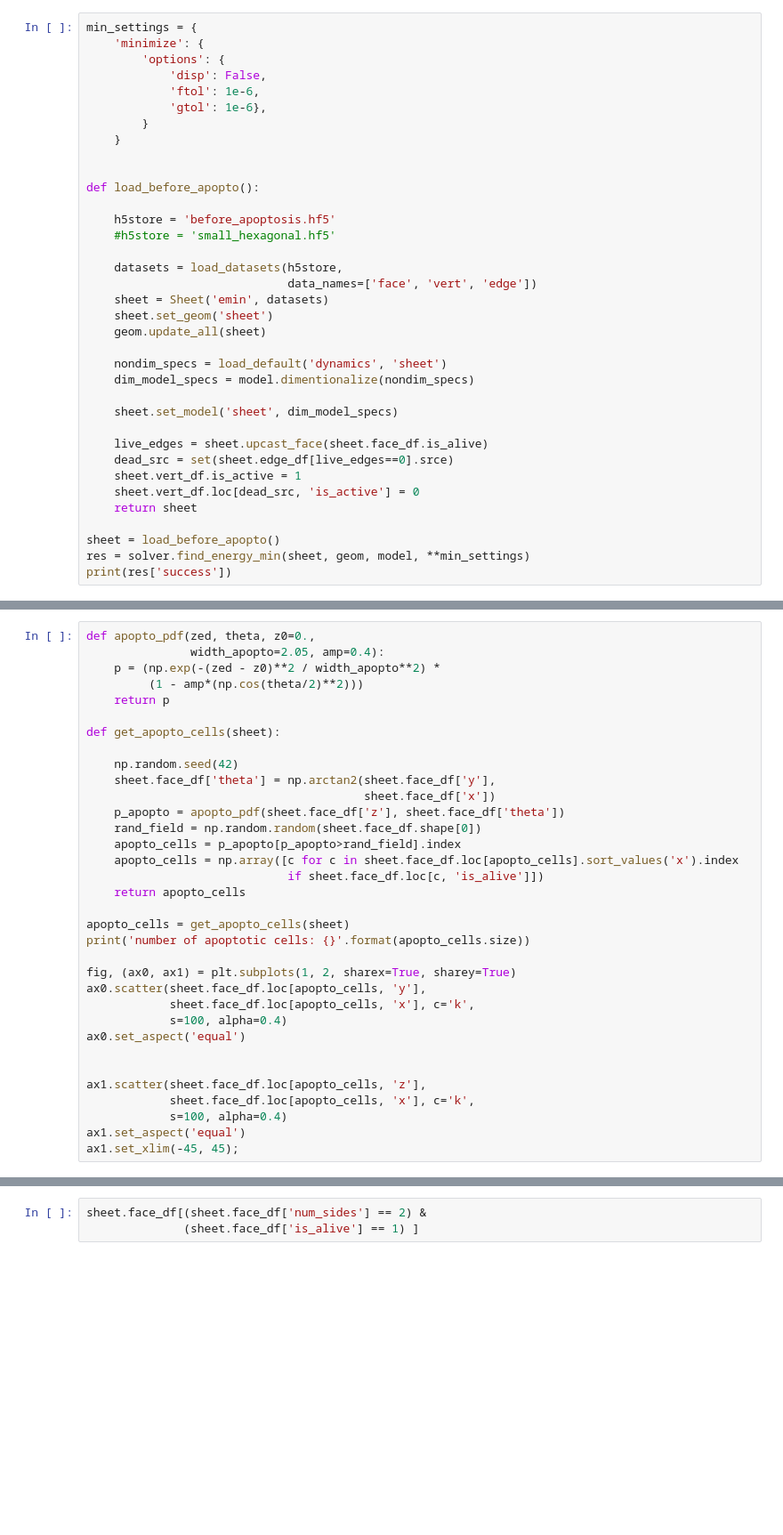
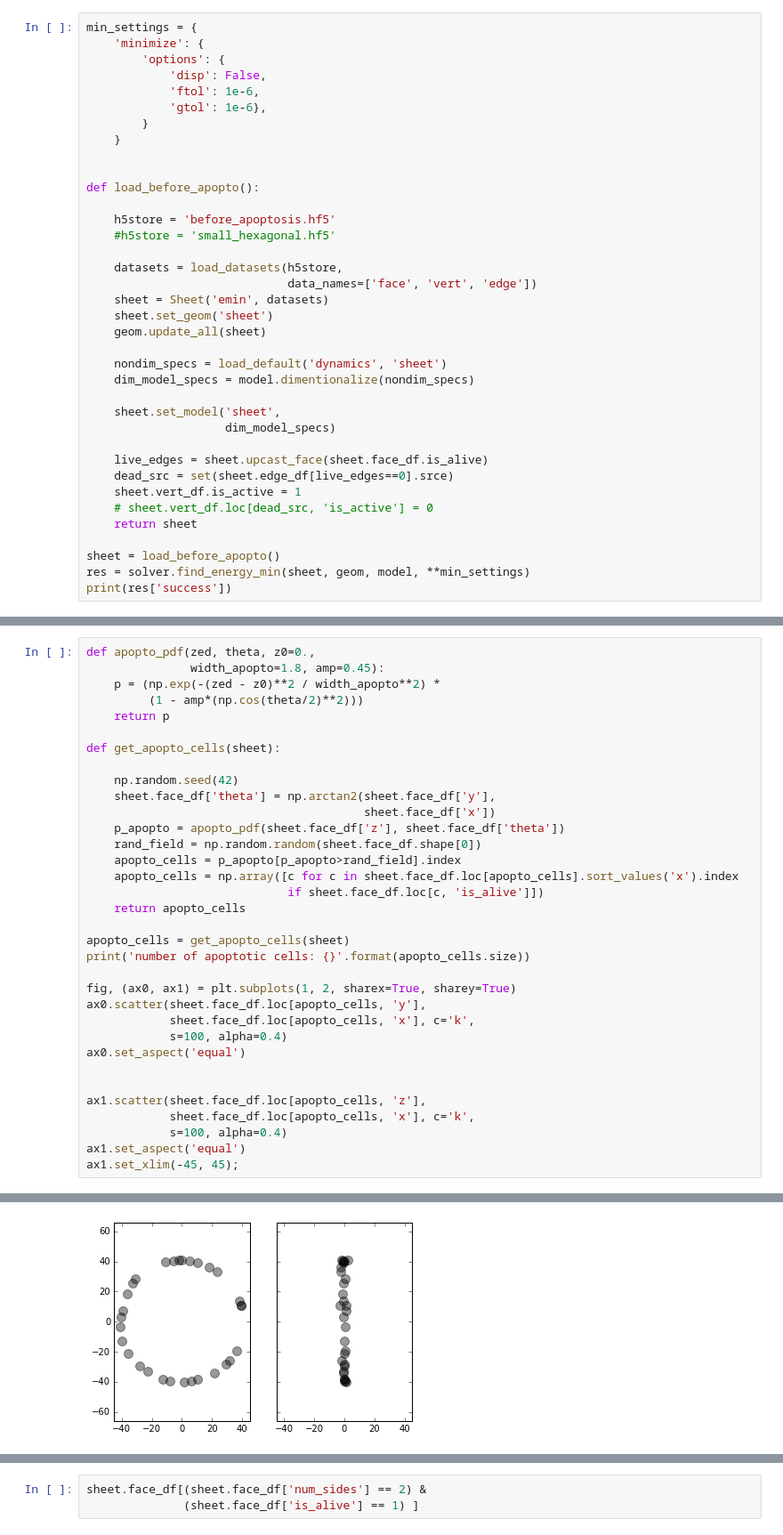
Before and after one commit to glyg/notebooks, a Jupyter notebook: tyssue/leg_joint/Fold formation - Sheet.ipynb, the cells around one changed output, grey strips where cells are left out. Shown at 89% size. Saved outputs shown, nothing was run; the diff lists cells and outputs as text; blank space fills up the shorter version.

```diff
--- a/tyssue/leg_joint/Fold formation - Sheet.ipynb
+++ b/tyssue/leg_joint/Fold formation - Sheet.ipynb
@@ -48,12 +48,13 @@ def load_before_apopto():
     nondim_specs = load_default('dynamics', 'sheet')
     dim_model_specs = model.dimentionalize(nondim_specs)
 
-    sheet.set_model('sheet', dim_model_specs)
+    sheet.set_model('sheet',
+                    dim_model_specs)
 
     live_edges = sheet.upcast_face(sheet.face_df.is_alive)
     dead_src = set(sheet.edge_df[live_edges==0].srce)
     sheet.vert_df.is_active = 1
-    sheet.vert_df.loc[dead_src, 'is_active'] = 0
+    # sheet.vert_df.loc[dead_src, 'is_active'] = 0
     return sheet
 
 sheet = load_before_apopto()
@@ -108,6 +113,6 @@ plt.savefig('before.png', bbox_inches='tight')
 # %%
 def apopto_pdf(zed, theta, z0=0.,
-               width_apopto=2.05, amp=0.4):
+               width_apopto=1.8, amp=0.45):
     p = (np.exp(-(zed - z0)**2 / width_apopto**2) *
          (1 - amp*(np.cos(theta/2)**2)))
     return p
@@ -139,3 +144,4 @@ ax1.scatter(sheet.face_df.loc[apopto_cells, 'z'],
             s=100, alpha=0.4)
 ax1.set_aspect('equal')
 ax1.set_xlim(-45, 45);
+# %% [output]
@@ -142,3 +149,4 @@ ax1.set_xlim(-45, 45);
+[figure, added]
 # %%
 from tyssue.behaviors.sheet_events import SheetEvents
 from tyssue.behaviors.behaviors import apoptosis_time_table
```
Also changed, not shown: parts of 6 cells of this notebook, 6 other files.
